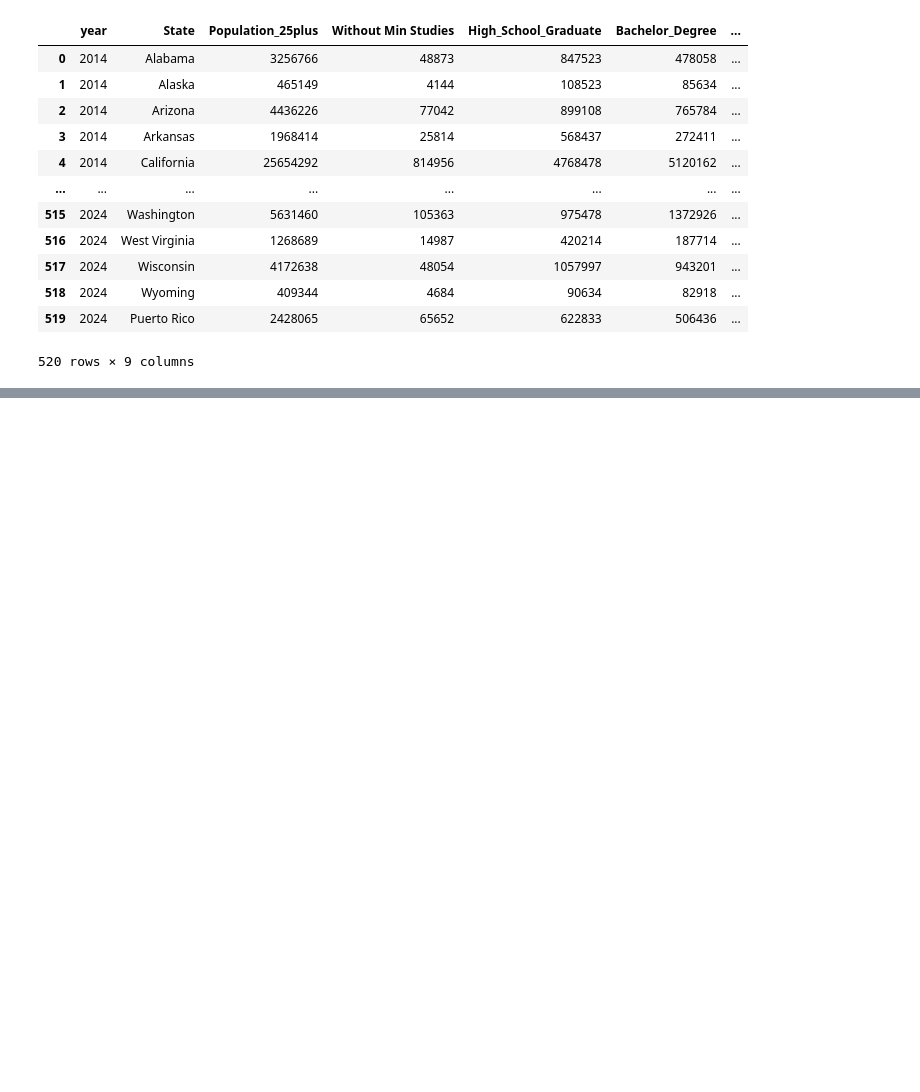
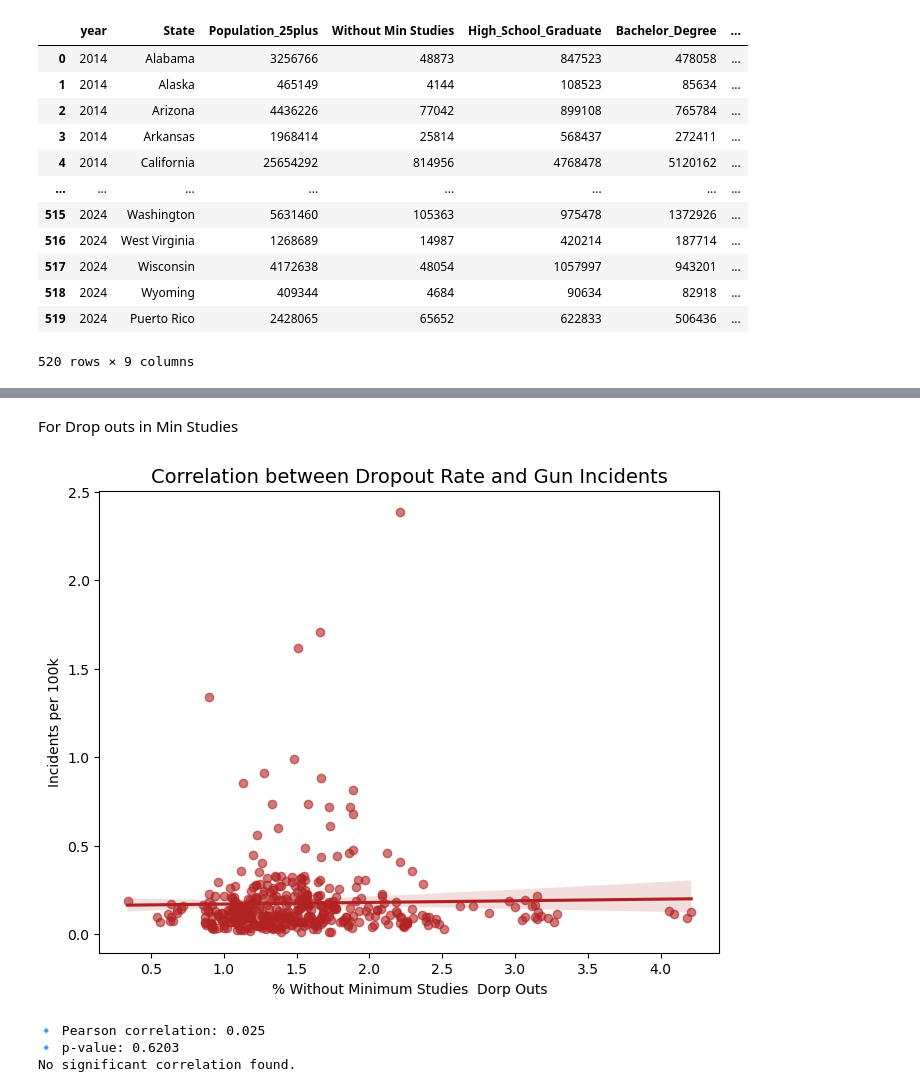
Before and after one commit to Ghonaim32/week3-project, a Jupyter notebook: shooting.ipynb, the cells around one changed output, grey strips where cells are left out. Drawn from its saved outputs; the diff is of its cells as text; code cells hidden in the pictures; blank space fills up the shorter version.

```diff
--- a/shooting.ipynb
+++ b/shooting.ipynb
@@ -146,0 +182,10 @@ df_eduPop
+# %%
+incidents_by_state = (
+    df.groupby(["year", "State"])
+      .size()
+      .reset_index(name="incident_count")
+)
+incidents_by_state= incidents_by_state.sort_values(by="incident_count",ascending=False)
+
+top_20=incidents_by_state
+top_20
@@ -146,0 +239,11 @@ df_eduPop
+# %%
+results=[]
+for _,row in top_20.iterrows():
+    year=row["year"]
+    state=row["State"]
+    analysis=state_summary(df,df_eduPop,state,year)
+    if analysis is not None and not analysis.empty:
+        results.append(analysis)
+
+df_top20_analysis=pd.concat(results,ignore_index=True)
+df_top20_analysis
@@ -146,0 +314,6 @@ df_eduPop
+# %%
+df_top20_analysis = df_top20_analysis.sort_values(
+    by="Incidents_per_100k", ascending=False
+).reset_index(drop=True)
+
+top_20=incidents_by_state.head(20)
@@ -146,0 +341,34 @@ df_eduPop
+# %% [markdown]
+For Drop outs in Min Studies
+# %%
+plt.figure(figsize=(8,6))
+sns.regplot(
+    data=df_top20_analysis,
+    x="%Without_Min_Studies",
+    y="Incidents_per_100k",
+    color="firebrick",
+    scatter_kws={'alpha':0.6}
+)
+plt.title("Correlation between Dropout Rate and Gun Incidents", fontsize=14)
+plt.xlabel("% Without Minimum Studies  Drop Outs")
+plt.ylabel("Incidents per 100k")
+plt.show()
+# %% [output]
+[figure, added]
+# %%
+r, p = stats.pearsonr(
+    df_top20_analysis["%Without_Min_Studies"].dropna(),
+    df_top20_analysis["Incidents_per_100k"].dropna()
+)
+
+print(f"🔹 Pearson correlation: {r:.3f}")
+print(f"🔹 p-value: {p:.4f}")
+
+if p < 0.05:
+    print(" Statistically significant correlation.")
+else:
+    print("No significant correlation found.")
+# %% [output]
+🔹 Pearson correlation: 0.025
+🔹 p-value: 0.6203
+No significant correlation found.
```
Also changed, not shown: parts of 34 cells of this notebook.
